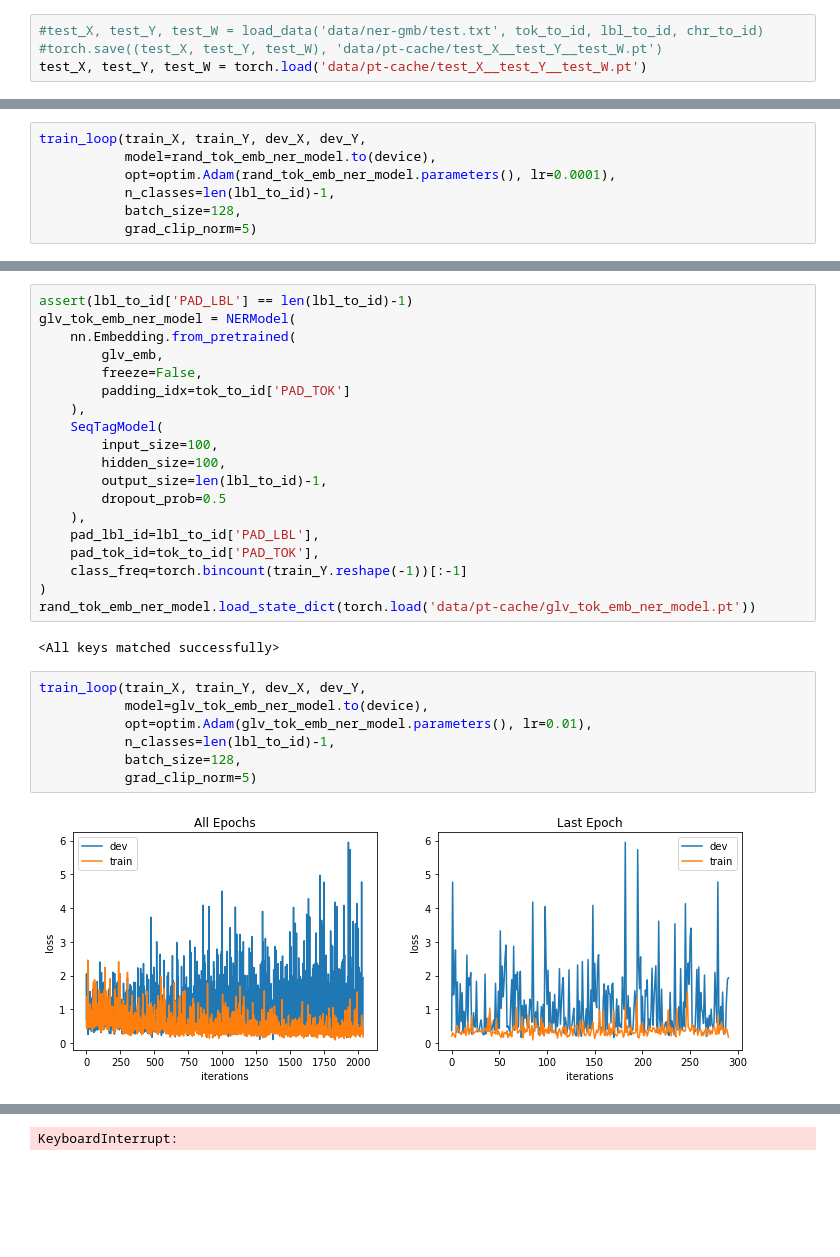
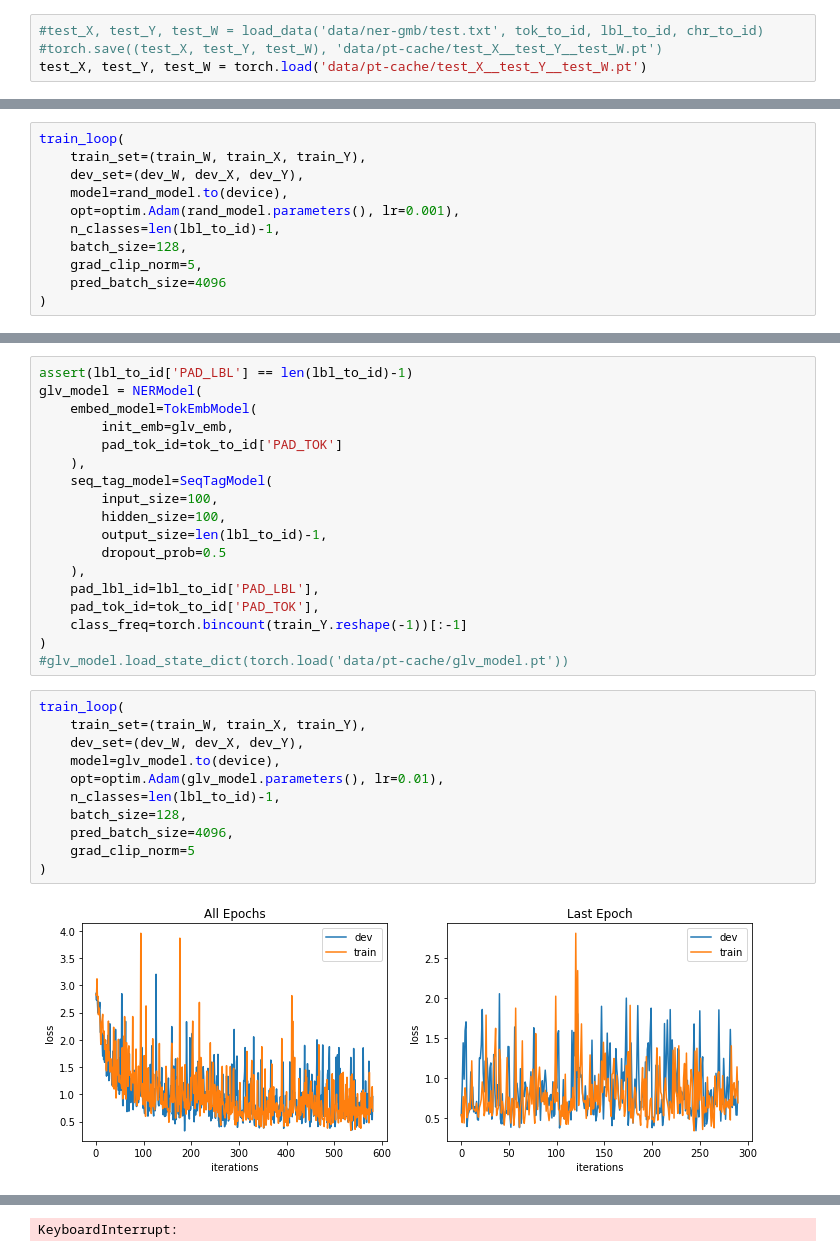
Before and after one commit to rishabh-ranjan/col870-deep-learning, a Jupyter notebook: A1/LSTM-CRF/lstm-crf.ipynb, the cells around one changed output, grey strips where cells are left out. Drawn from its saved outputs; the diff is of its cells as text; blank space fills up the shorter version.

```diff
--- a/A1/LSTM-CRF/lstm-crf.ipynb
+++ b/A1/LSTM-CRF/lstm-crf.ipynb
@@ -67,8 +64,12 @@ rand_tok_emb_ner_model = NERModel(
 # %%
-train_loop(train_X, train_Y, dev_X, dev_Y,
-           model=rand_tok_emb_ner_model.to(device),
-           opt=optim.Adam(rand_tok_emb_ner_model.parameters(), lr=0.0001),
-           n_classes=len(lbl_to_id)-1,
-           batch_size=128,
-           grad_clip_norm=5)
+train_loop(
+    train_set=(train_W, train_X, train_Y),
+    dev_set=(dev_W, dev_X, dev_Y),
+    model=rand_model.to(device),
+    opt=optim.Adam(rand_model.parameters(), lr=0.001),
+    n_classes=len(lbl_to_id)-1,
+    batch_size=128,
+    grad_clip_norm=5,
+    pred_batch_size=4096
+)
 # %% [output]
@@ -80,12 +99,11 @@ KeyboardInterrupt:
 # %%
 assert(lbl_to_id['PAD_LBL'] == len(lbl_to_id)-1)
-glv_tok_emb_ner_model = NERModel(
-    nn.Embedding.from_pretrained(
-        glv_emb,
-        freeze=False,
-        padding_idx=tok_to_id['PAD_TOK']
+glv_model = NERModel(
+    embed_model=TokEmbModel(
+        init_emb=glv_emb,
+        pad_tok_id=tok_to_id['PAD_TOK']
     ),
-    SeqTagModel(
+    seq_tag_model=SeqTagModel(
         input_size=100,
         hidden_size=100,
         output_size=len(lbl_to_id)-1,
@@ -95,15 +113,17 @@ glv_tok_emb_ner_model = NERModel(
     pad_tok_id=tok_to_id['PAD_TOK'],
     class_freq=torch.bincount(train_Y.reshape(-1))[:-1]
 )
-rand_tok_emb_ner_model.load_state_dict(torch.load('data/pt-cache/glv_tok_emb_ner_model.pt'))
+#glv_model.load_state_dict(torch.load('data/pt-cache/glv_model.pt'))
-# %% [output]
-<All keys matched successfully>
 # %%
-train_loop(train_X, train_Y, dev_X, dev_Y,
-           model=glv_tok_emb_ner_model.to(device),
-           opt=optim.Adam(glv_tok_emb_ner_model.parameters(), lr=0.01),
-           n_classes=len(lbl_to_id)-1,
-           batch_size=128,
-           grad_clip_norm=5)
+train_loop(
+    train_set=(train_W, train_X, train_Y),
+    dev_set=(dev_W, dev_X, dev_Y),
+    model=glv_model.to(device),
+    opt=optim.Adam(glv_model.parameters(), lr=0.01),
+    n_classes=len(lbl_to_id)-1,
+    batch_size=128,
+    pred_batch_size=4096,
+    grad_clip_norm=5
+)
 # %% [output]
-[figure, old version]
+[figure, new version]
```
Also changed, not shown: parts of 17 cells of this notebook, 1 other file.
